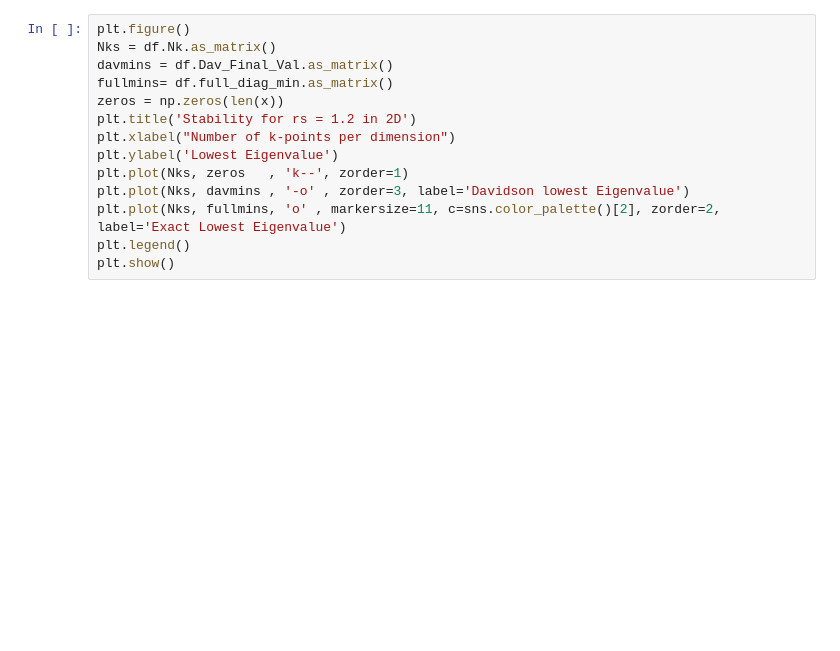
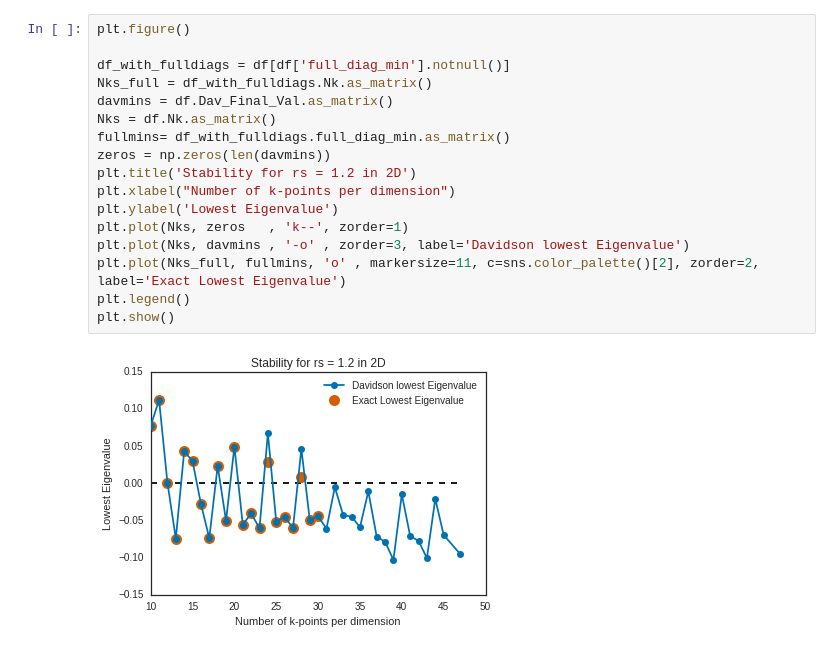
Before and after one commit to ecurtin2/HF-Stability, a Jupyter notebook: src/Analyzer.ipynb, the cells around one changed output. Drawn from its saved outputs; the diff is of its cells as text; blank space fills up the shorter version.

```diff
--- a/src/Analyzer.ipynb
+++ b/src/Analyzer.ipynb
@@ -51,17 +39,22 @@ IndexError: index -1 is out of bounds for axis 0 with size 0
 # %%
 plt.figure()
+
+df_with_fulldiags = df[df['full_diag_min'].notnull()]
+Nks_full = df_with_fulldiags.Nk.as_matrix()
+davmins = df.Dav_Final_Val.as_matrix()
 Nks = df.Nk.as_matrix()
-davmins = df.Dav_Final_Val.as_matrix()
-fullmins= df.full_diag_min.as_matrix()
-zeros = np.zeros(len(x))
+fullmins= df_with_fulldiags.full_diag_min.as_matrix()
+zeros = np.zeros(len(davmins))
 plt.title('Stability for rs = 1.2 in 2D')
 plt.xlabel("Number of k-points per dimension")
 plt.ylabel('Lowest Eigenvalue')
 plt.plot(Nks, zeros   , 'k--', zorder=1)
 plt.plot(Nks, davmins , '-o' , zorder=3, label='Davidson lowest Eigenvalue')
-plt.plot(Nks, fullmins, 'o' , markersize=11, c=sns.color_palette()[2], zorder=2, label='Exact Lowest Eigenvalue')
+plt.plot(Nks_full, fullmins, 'o' , markersize=11, c=sns.color_palette()[2], zorder=2, label='Exact Lowest Eigenvalue')
 plt.legend()
 plt.show()
+# %% [output]
+[figure, added]
 # %%
 plt.figure()
 Nexcs = df.Nexc.as_matrix()
```
Also changed, not shown: parts of 8 cells of this notebook, 44 other files.
